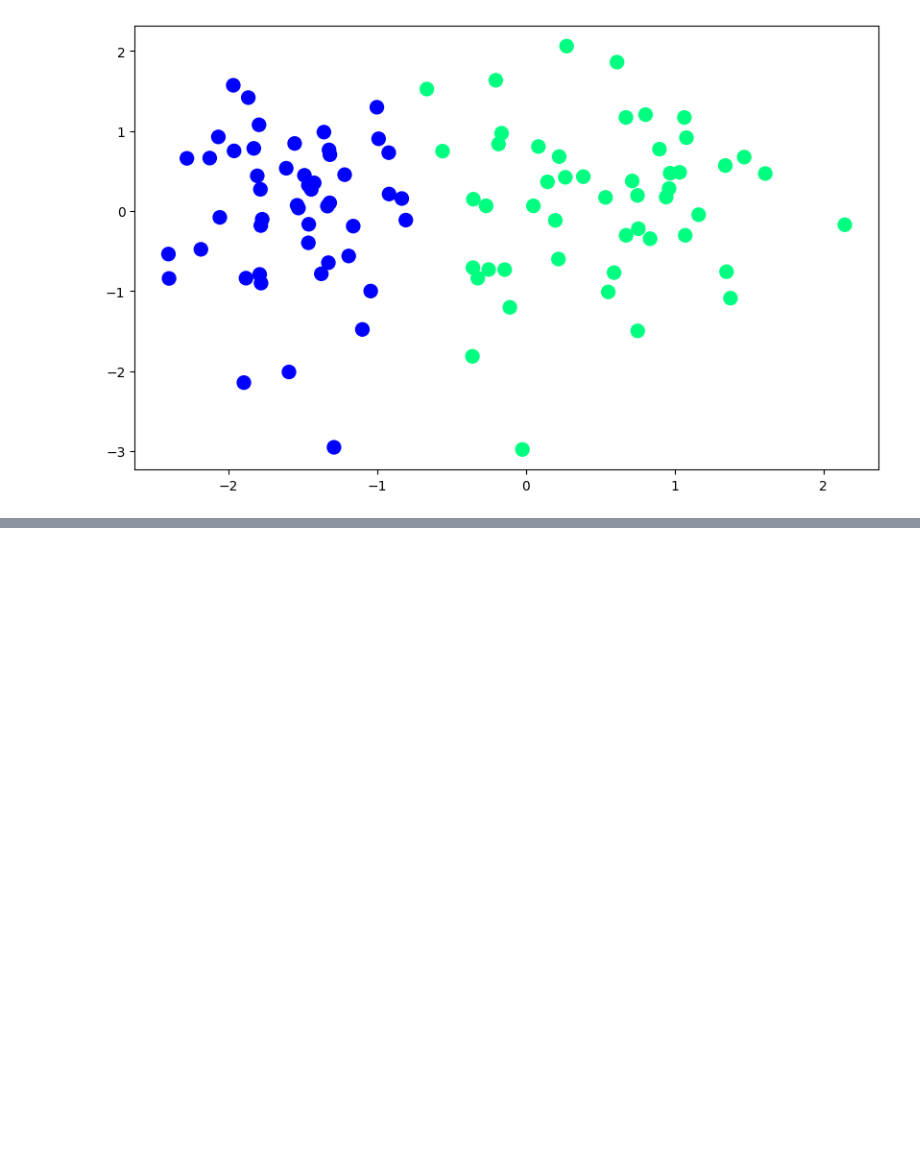
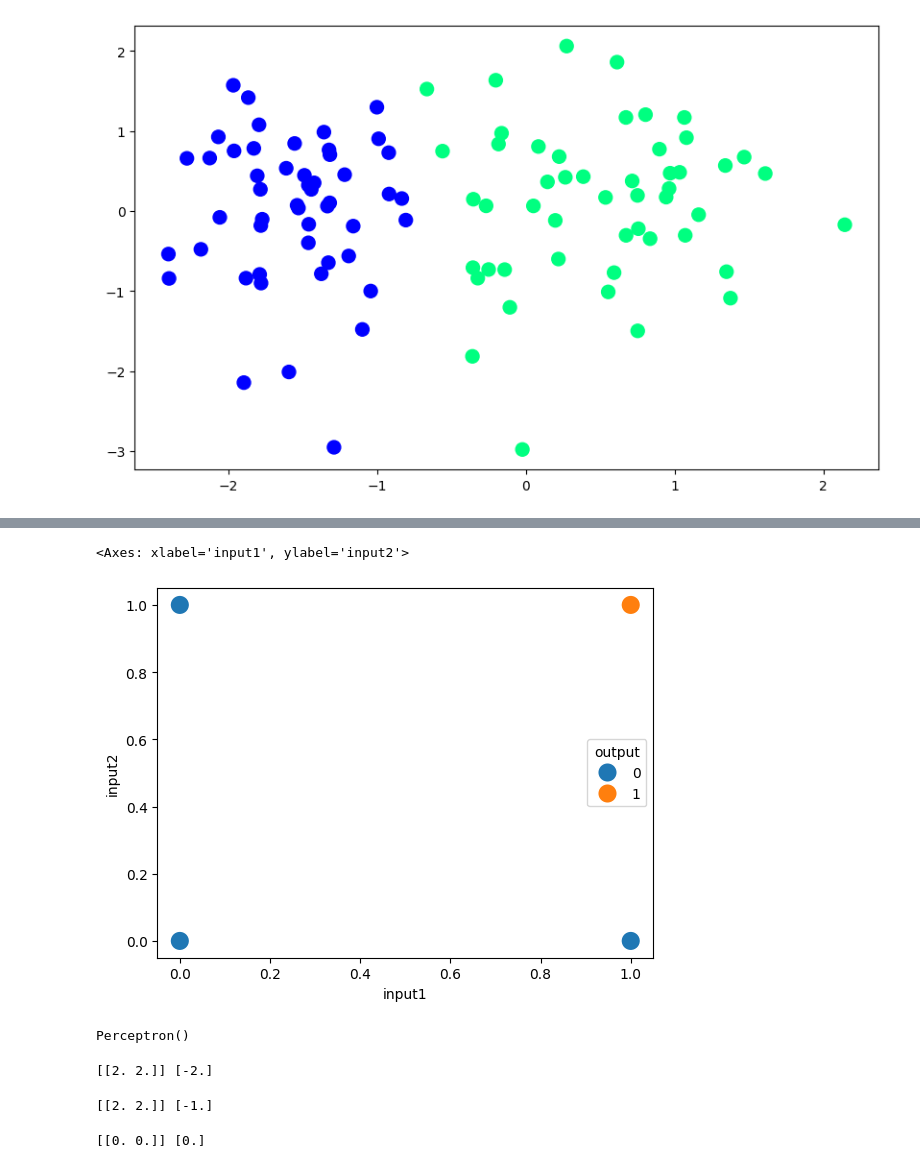
Before and after one commit to jenish2917/Deep-Learning, a Jupyter notebook: perceptron.ipynb, the cells around one changed output, grey strips where cells are left out. Saved outputs shown, nothing was run; the diff lists cells and outputs as text; code cells hidden in the pictures; blank space fills up the shorter version.

```diff
--- a/perceptron.ipynb
+++ b/perceptron.ipynb
@@ -93,0 +154,4 @@ plt.ylim(-3, 2)
+# %%
+or_data = pd.DataFrame()
+and_data = pd.DataFrame()
+xor_data = pd.DataFrame()
@@ -93,0 +162,4 @@ plt.ylim(-3, 2)
+# %%
+and_data['input1'] = [1, 1, 0, 0]
+and_data['input2'] = [1, 0, 1, 0]
+and_data['output'] = [1, 0, 0, 0]
@@ -93,0 +178,5 @@ plt.ylim(-3, 2)
+# %%
+sns.scatterplot(x='input1', y='input2', hue='output', data=and_data, s = 200)
+# %% [output]
+<Axes: xlabel='input1', ylabel='input2'>
+[figure, added]
@@ -93,0 +188,18 @@ plt.ylim(-3, 2)
+# %%
+clf1.fit(and_data[['input1', 'input2']], and_data['output'])
+clf2.fit(or_data[['input1', 'input2']], or_data['output'])
+clf3.fit(xor_data[['input1', 'input2']], xor_data['output'])
+# %% [output]
+Perceptron()
+# %%
+print(clf1.coef_, clf1.intercept_)
+# %% [output]
+[[2. 2.]] [-2.]
+# %%
+print(clf2.coef_, clf2.intercept_)
+# %% [output]
+[[2. 2.]] [-1.]
+# %%
+print(clf3.coef_, clf3.intercept_)
+# %% [output]
+[[0. 0.]] [0.]
```
Also changed, not shown: parts of 25 cells of this notebook, 9 other files.
